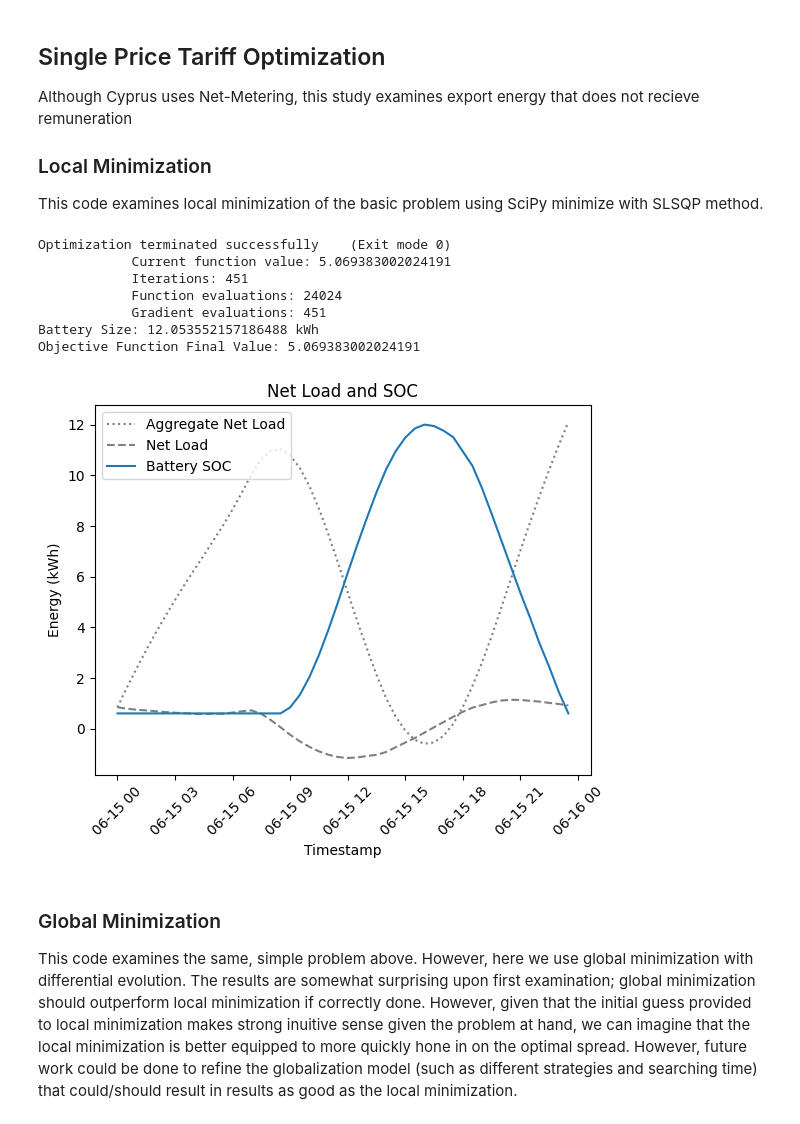
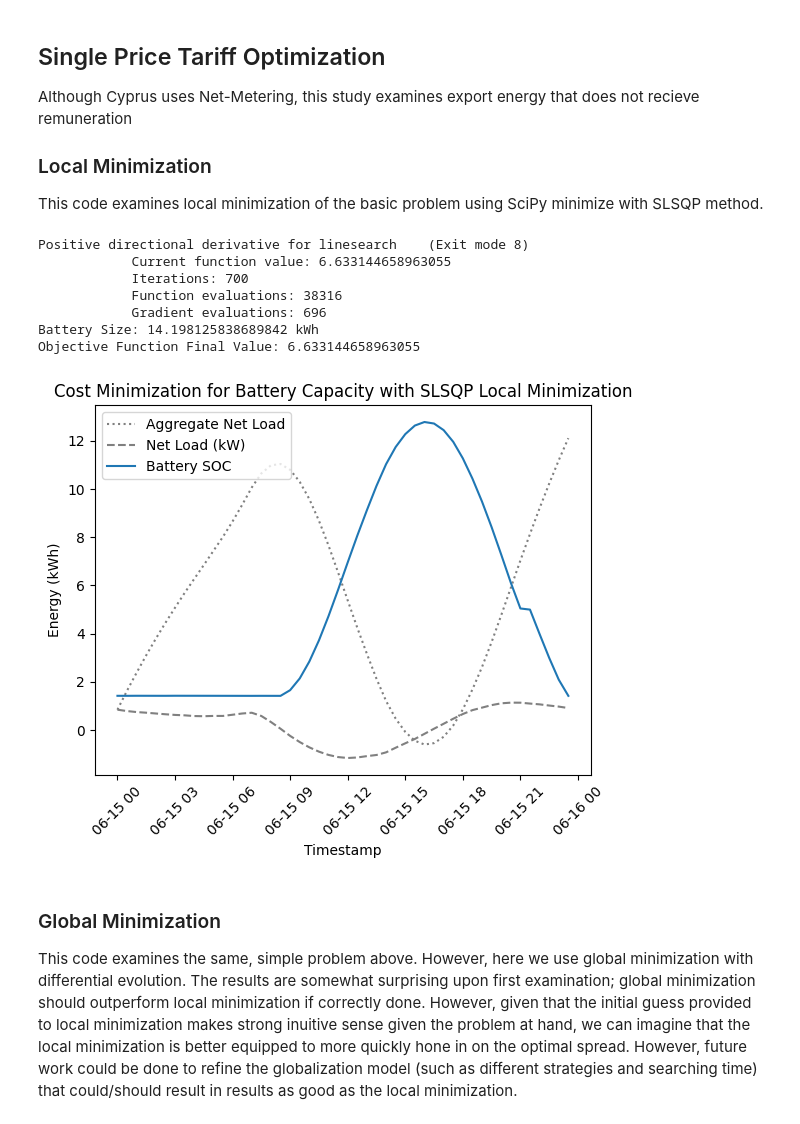
Before and after one commit to alexrtseng/foss-optimization, a Jupyter notebook: Battery_Size_Opt.ipynb, the cells around one changed output. Saved outputs shown, nothing was run; the diff lists cells and outputs as text; code cells hidden in the pictures.

```diff
--- a/Battery_Size_Opt.ipynb
+++ b/Battery_Size_Opt.ipynb
@@ -7,7 +7,7 @@ import pandas as pd
 import matplotlib.pyplot as plt
 from price_optimizer import PriceOptimizer
 # %%
-df = pd.read_csv('Data_Households_SmartPV.csv')
+df = pd.read_csv('data/Data_Households_SmartPV.csv')
 df['Timestamp'] = pd.to_datetime(df['Timestamp'])
 
 weekday_df = df[df['Timestamp'].dt.dayofweek < 5]
@@ -34,13 +34,13 @@ _ = weekday_avg.plot(y=['Production', 'Consumption', 'NetLoad'], title='Weekday
 
 This optimization is the basic scenario of controlling the battery for a day. Primarily, this is meant to test functionality of the optimization before scaling to more complicated pricing schemes.
 # %%
-BATT_PRICE_PER_KWH = 127  # Euros per kWh (127 is what was found online)
+BATT_PRICE_PER_KWH = 500  # Euros per kWh (127 is what was found online)
 max_charge_rate = 0.5  # Max charge rate in % per hour
 max_discharge_rate = 0.5  # Max discharge rate in % per hour
-soc_min = 0.05  # Maximum Depth of Discharge 95%
-soc_max = 1.00  # Maximum State of Charge 100%; can play around with to protect battery
+soc_min = 0.1  # Maximum Depth of Discharge 95%
+soc_max = 0.9  # Maximum State of Charge 100%; can play around with to protect battery
 sqrt_eff = 0.98  # round trip Efficiency of the battery
-self_discharge = 0.0  # 5% self discharge per day; totally made up
+self_discharge = 0.02  # 5% self discharge per day; totally made up
 batt_life = 10 # years; totally made up
 import_tariff = np.full(24, 0.37) # Single price tariff; 0.37 Euros per kWh
 export_tariff = np.zeros(24)
@@ -103,37 +103,37 @@ This code examines local minimization of the basic problem using SciPy minimize
 # %%
 
 price_optimizer = PriceOptimizer(
     pred_net_load=weekday_avg["NetLoad"],
     duration=1,
     batt_price_per_kWh=BATT_PRICE_PER_KWH,
     import_tariff=import_tariff,
     export_tariff=export_tariff,
     batt_life=batt_life,
     soc_min=soc_min,
     soc_max=soc_max,
     charge_efficiency=sqrt_eff,
     discharge_efficiency=sqrt_eff,
     self_dis=self_discharge,
     timestep_size=0.5,  # half an hour
     max_charge_rate=max_charge_rate,
     max_discharge_rate=max_discharge_rate,
 )
 
 price_optimizer.local_optimize()
 
 # Print out info on optimimzation results
 print(f'Battery Size: {price_optimizer.result.x[-1]} kWh')
 print(f'Objective Function Final Value: {price_optimizer.result.fun}')
-price_optimizer.plot_results(weekday_avg.index)
+price_optimizer.plot_results(weekday_avg.index, 'Cost Minimization for Battery Capacity with SLSQP Local Minimization')
 # %% [output]
-Optimization terminated successfully    (Exit mode 0)
-            Current function value: 5.069383002024191
-            Iterations: 451
-            Function evaluations: 24024
-            Gradient evaluations: 451
-Battery Size: 12.053552157186488 kWh
-Objective Function Final Value: 5.069383002024191
+Positive directional derivative for linesearch    (Exit mode 8)
+            Current function value: 6.633144658963055
+            Iterations: 700
+            Function evaluations: 38316
+            Gradient evaluations: 696
+Battery Size: 14.198125838689842 kWh
+Objective Function Final Value: 6.633144658963055
-[figure, old version]
+[figure, new version]
 # %% [markdown]
 ### Global Minimization
 
```
Also changed, not shown: parts of 8 cells of this notebook, 4 other files.
